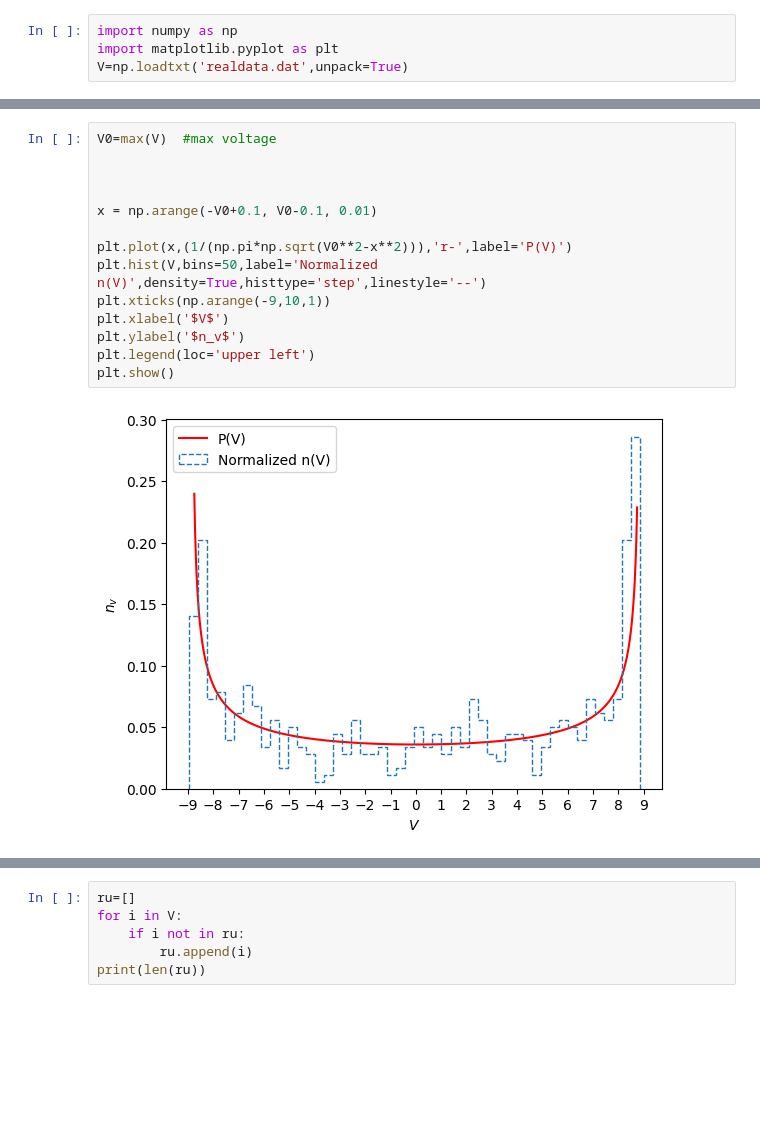
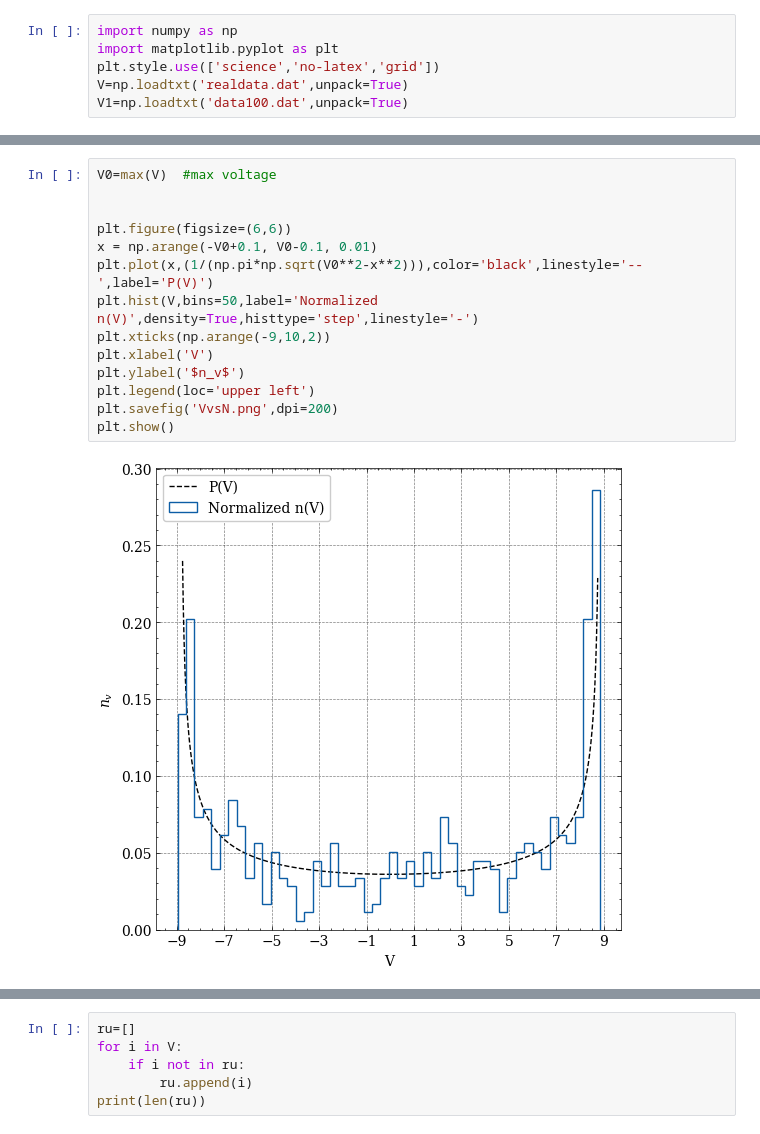
Before and after one commit to SoumadipBhowmick/Lab-work, a Jupyter notebook: Random Sampling/random_samp.ipynb, the cells around one changed output, grey strips where cells are left out. Saved outputs shown, nothing was run; the diff lists cells and outputs as text; blank space fills up the shorter version.

Commit message:
Did all the graphs

```diff
--- a/Random Sampling/random_samp.ipynb
+++ b/Random Sampling/random_samp.ipynb
@@ -1,4 +1,6 @@
 # %%
 import numpy as np
 import matplotlib.pyplot as plt
+plt.style.use(['science','no-latex','grid'])
 V=np.loadtxt('realdata.dat',unpack=True)
+V1=np.loadtxt('data100.dat',unpack=True)
@@ -5,16 +16,16 @@ V=np.loadtxt('realdata.dat',unpack=True)
 # %%
 V0=max(V)  #max voltage
 
 
-
+plt.figure(figsize=(6,6))
 x = np.arange(-V0+0.1, V0-0.1, 0.01)
-
-plt.plot(x,(1/(np.pi*np.sqrt(V0**2-x**2))),'r-',label='P(V)')
-plt.hist(V,bins=50,label='Normalized n(V)',density=True,histtype='step',linestyle='--')
-plt.xticks(np.arange(-9,10,1))
-plt.xlabel('$V$')
+plt.plot(x,(1/(np.pi*np.sqrt(V0**2-x**2))),color='black',linestyle='--',label='P(V)')
+plt.hist(V,bins=50,label='Normalized n(V)',density=True,histtype='step',linestyle='-')
+plt.xticks(np.arange(-9,10,2))
+plt.xlabel('V')
 plt.ylabel('$n_v$')
 plt.legend(loc='upper left')
+plt.savefig('VvsN.png',dpi=200)
 plt.show()
 # %% [output]
-[figure, old version]
+[figure, new version]
```
Also changed, not shown: parts of 5 cells of this notebook, 4 other files.
